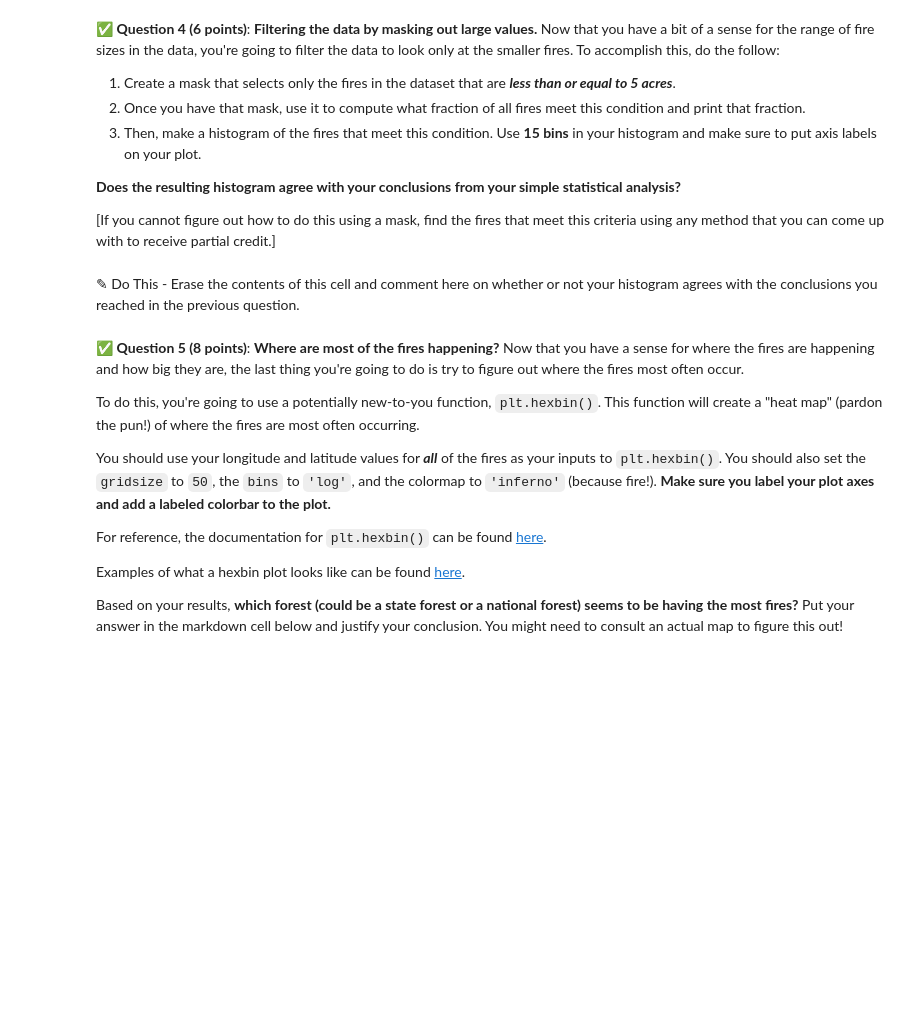
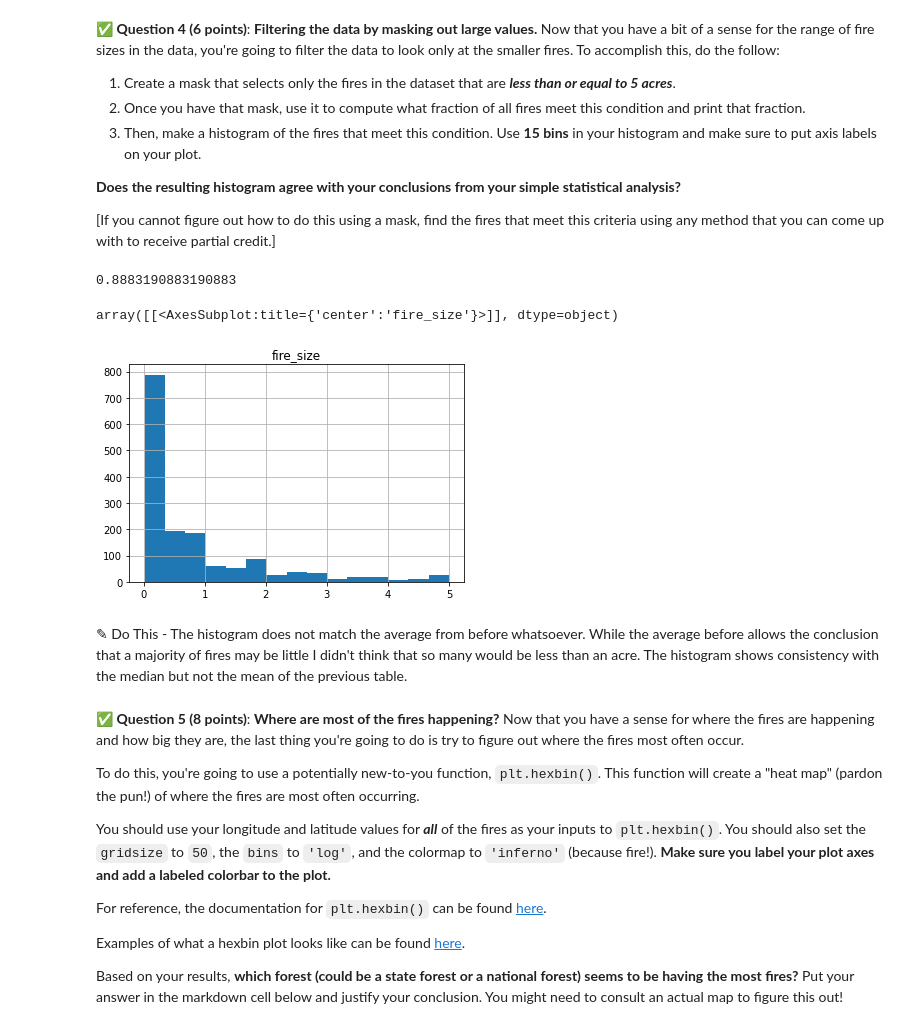
Before and after one commit to Jacob-Rancour/cmse202-s21-turnin, a Jupyter notebook: hw-02/HW-02_PandasReviewAndPythonObjects-STUDENT.ipynb, the cells around one changed output. Drawn from its saved outputs; the diff is of its cells as text; code cells hidden in the pictures; blank space fills up the shorter version.

```diff
--- a/hw-02/HW-02_PandasReviewAndPythonObjects-STUDENT.ipynb
+++ b/hw-02/HW-02_PandasReviewAndPythonObjects-STUDENT.ipynb
@@ -109,5 +155,16 @@ After you compute these values, **comment on what this tells you about the distr
-# %% [markdown]
-<font size=+3>&#9998;</font> Do This - Erase the contents of this cell and comment here on whether or not your histogram agrees with the conclusions you reached in the previous question.
+# %%
+### Put your code here
+mask = fire["fire_size"] <= 5.0
+new_fire = fire[mask]
+proportions_of_fire = len(new_fire["fire_size"])/len(fire["fire_size"])
+print(proportions_of_fire)
+new_fire.hist("fire_size",bins = 15)
+# %% [output]
+0.8883190883190883
+array([[<AxesSubplot:title={'center':'fire_size'}>]], dtype=object)
+[figure, added]
+# %% [markdown]
+<font size=+3>&#9998;</font> Do This - The histogram does not match the average from before whatsoever. While the average before allows the conclusion that a majority of fires may be little I didn't think that so many would be less than an acre. The histogram shows consistency with the median but not the mean of the previous table.
 # %% [markdown]
 &#9989; **Question 5 (8 points)**: **Where are most of the fires happening?** Now that you have a sense for where the fires are happening and how big they are, the last thing you're going to do is try to figure out where the fires most often occur.
 
```
Also changed, not shown: parts of 16 cells of this notebook.
